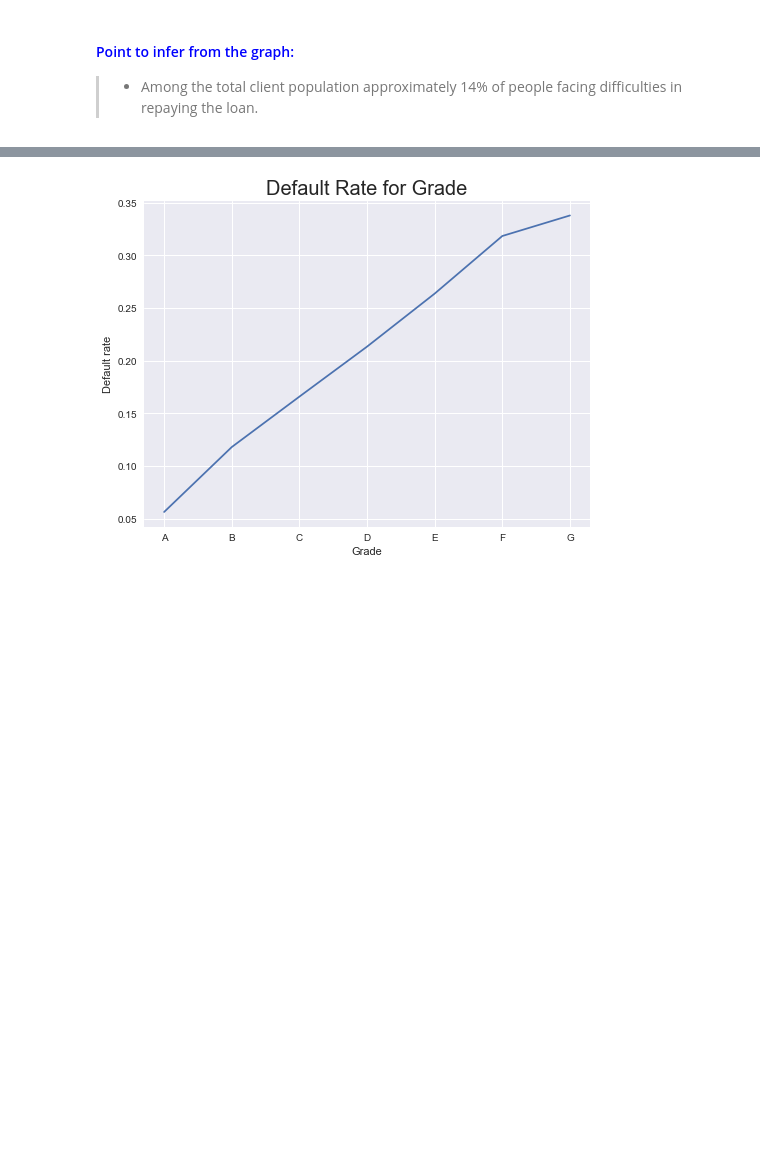
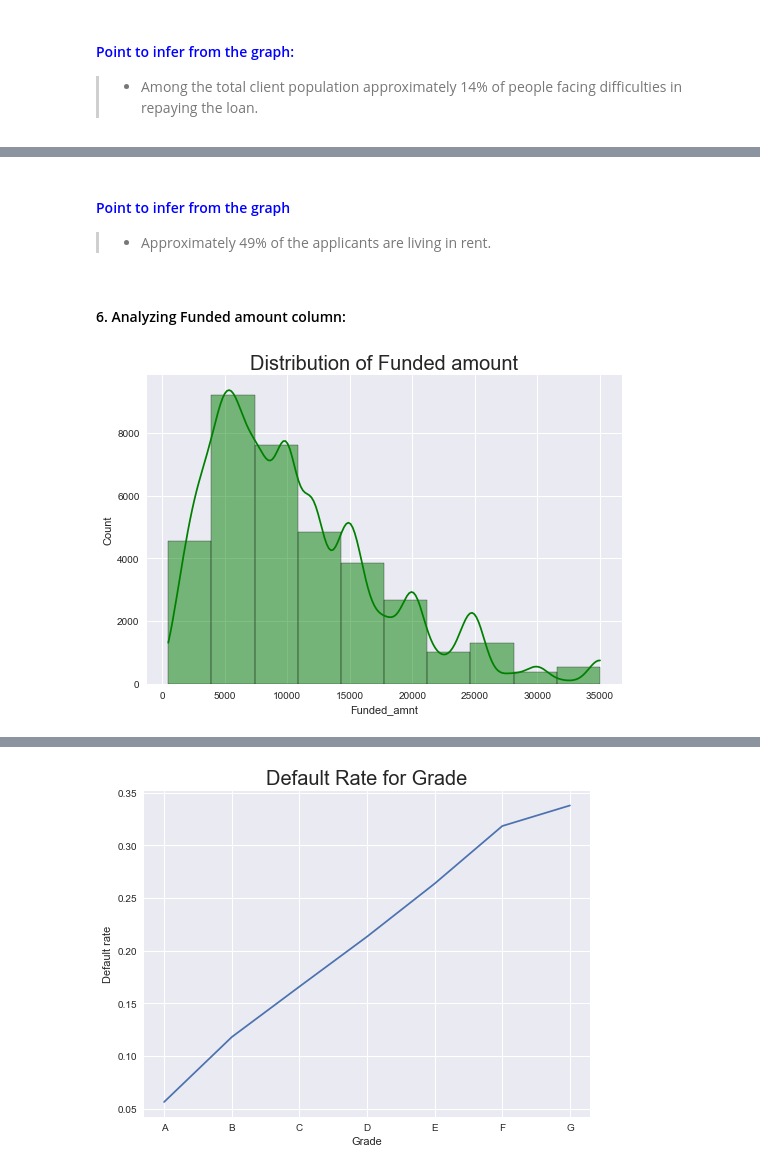
Before and after one commit to Veneeshkrishnan/Lending_Club_Case_Study, a Jupyter notebook: Lending_club.ipynb, the cells around one changed output, grey strips where cells are left out. Cells and saved outputs as stored; diff of their text form; code cells hidden in the pictures; blank space fills up the shorter version.

```diff
--- a/Lending_club.ipynb
+++ b/Lending_club.ipynb
@@ -876,3 +719,0 @@ The column created by converting the loan status column into binary digits(charg
-# %%
-#creating a new column by bucketing the loan amounts into 06 buckets
-Loan_data["Loan_amnt_bucket"] = pd.qcut(Loan_data["Loan_amnt"], q=7, labels=["0-5k","5-10k","10-15k","15-20k","20-25k","25-30k","30-35k"])
@@ -893,0 +789,13 @@ plt.show()
+# %% [markdown]
+#### <font color="blue">Point to infer from the graph
+
+> - Approximately 49% of the applicants are living in rent.
+# %% [markdown]
+#### 6. Analyzing Funded amount column:
+# %%
+#Plotting distribution plot for loan amount
+sns.displot(data=Loan_data, x="Funded_amnt", bins=10, color="g",height=5, aspect=1.5, kde=True)
+plt.title("Distribution of Funded amount",fontsize=20)
+plt.show()
+# %% [output]
+[figure, added]
```
Also changed, not shown: parts of 137 cells of this notebook.
